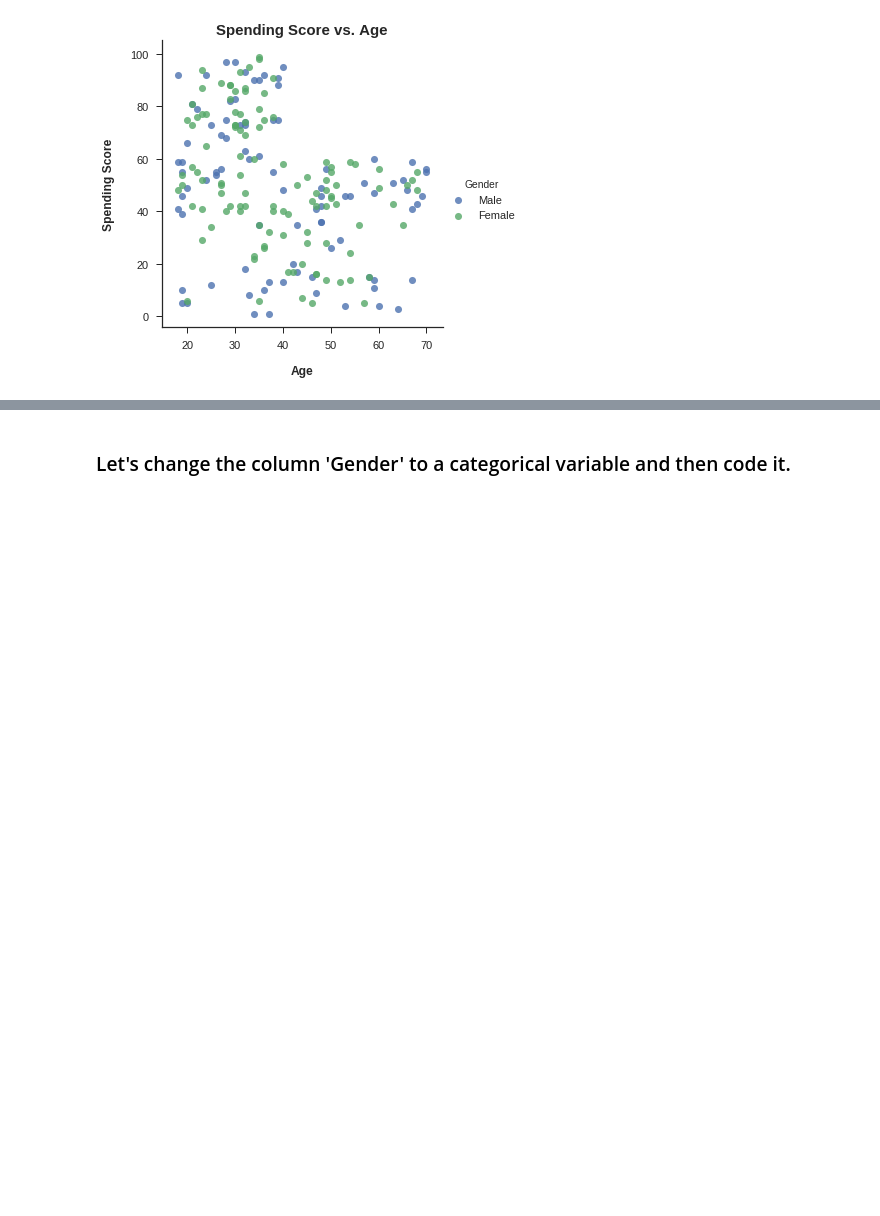
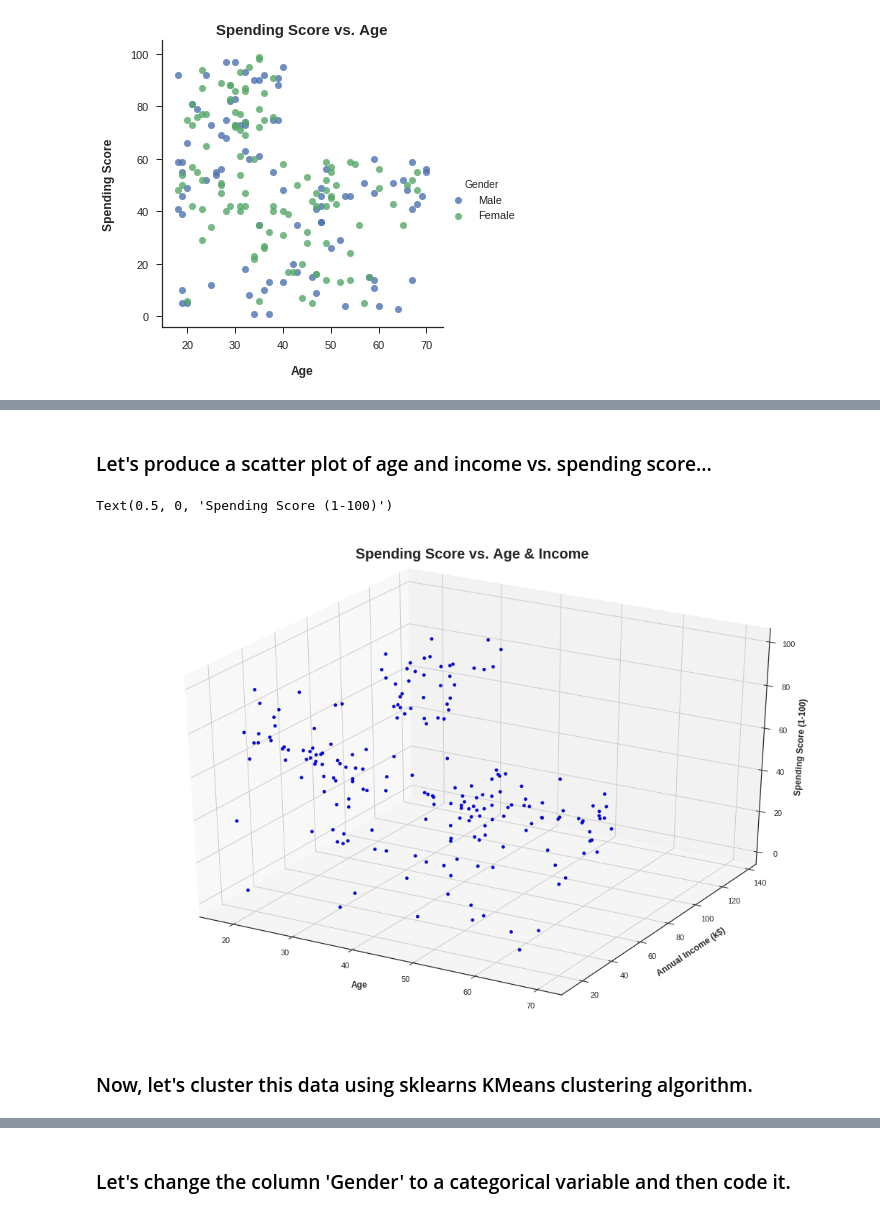
Before and after one commit to ROARMarketingConcepts/Machine-Learning-Projects, a Jupyter notebook: Mall_Customer_Segmentation_Analysis.ipynb, the cells around one changed output, grey strips where cells are left out. Drawn from its saved outputs; the diff is of its cells as text; code cells hidden in the pictures; blank space fills up the shorter version.

```diff
--- a/Mall_Customer_Segmentation_Analysis.ipynb
+++ b/Mall_Customer_Segmentation_Analysis.ipynb
@@ -291,0 +355,18 @@ Text(39.3269079166667, 0.5, 'Spending Score')
+# %% [markdown]
+### Let's produce a scatter plot of age and income vs. spending score...
+# %%
+fig = plt.figure()
+fig.set_size_inches(18.5, 12.5)
+ax = fig.add_subplot(111, projection='3d')
+
+ax.scatter(df_kmeans_age_income['Age'],df_kmeans_age_income['Annual Income (k$)'], df_kmeans_age_income['Spending Score (1-100)'], c='blue', alpha = 1,cmap='viridis',edgecolor='k')
+
+plt.title('Spending Score vs. Age & Income',fontsize=20,fontweight='bold',pad=25)
+ax.set_xlabel('Age',fontweight='bold',labelpad=15)
+ax.set_ylabel('Annual Income (k$)',fontweight='bold',labelpad=15)
+ax.set_zlabel('Spending Score (1-100)',fontweight='bold',labelpad=10)
+# %% [output]
+Text(0.5, 0, 'Spending Score (1-100)')
+[figure, added]
+# %% [markdown]
+### Now, let's cluster this data using sklearns KMeans clustering algorithm.
```
Also changed, not shown: parts of 12 cells of this notebook.
